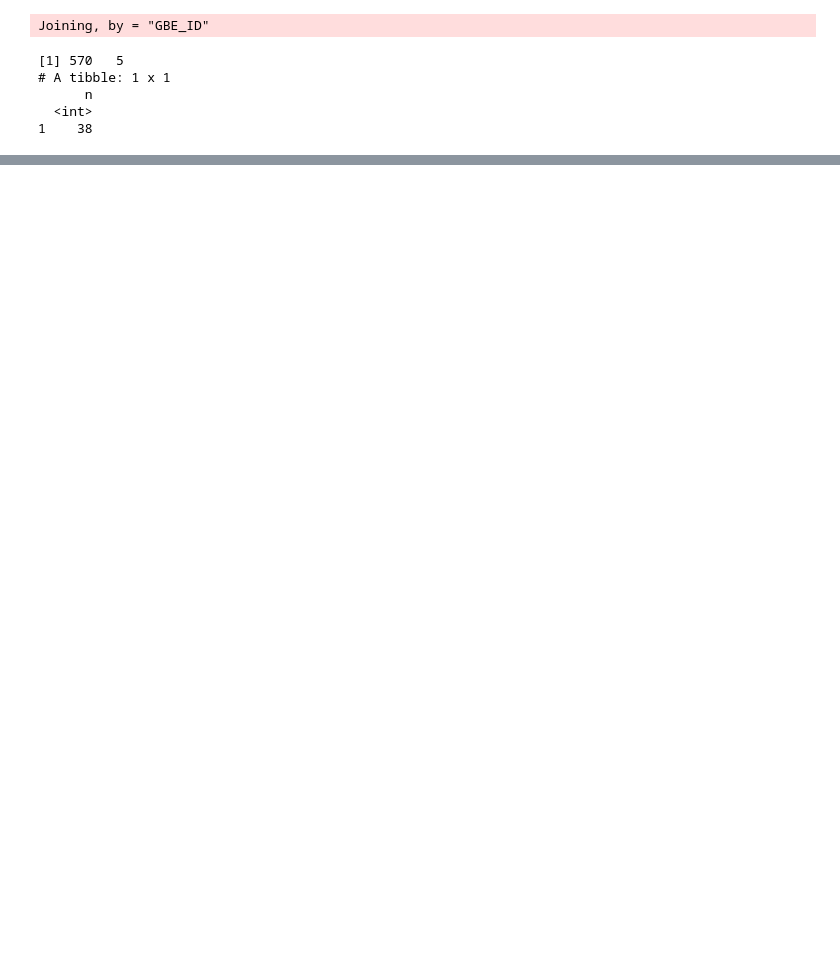
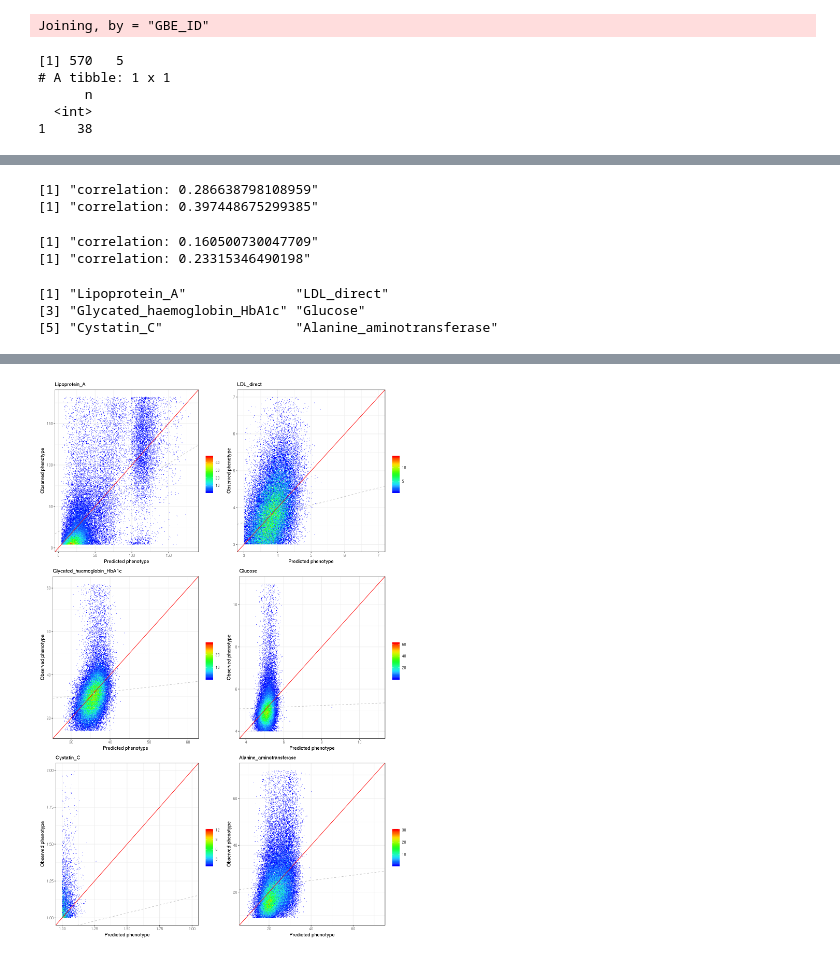
Before and after one commit to rivas-lab/PRS, a Jupyter notebook: notebook/20190407_biomarkers/biomarker_paper.ipynb, the cells around one changed output, grey strips where cells are left out. Saved outputs shown, nothing was run; the diff lists cells and outputs as text; code cells hidden in the pictures; blank space fills up the shorter version.

```diff
--- a/notebook/20190407_biomarkers/biomarker_paper.ipynb
+++ b/notebook/20190407_biomarkers/biomarker_paper.ipynb
@@ -97,0 +48,5 @@ plot_height <- 12
+# %%
+filenames_list <- list()
+filenames_INT_list <- list()
+data_list <- list()
+data_INT_list <- list()
@@ -97,0 +137,48 @@ plot_height <- 12
+# %%
+phe_name <- 'Cystatin_C'
+rda_iter <- 36
+
+this_phe_name_INT <- paste0(phe_name, '.adjust.statins')
+this_phe_name <- paste0(phe_name, '_adjstatins')
+
+filenames_list[[phe_name]] <- get_file_names(task, this_phe_name, rda_iter = rda_iter)
+filenames_INT_list[[phe_name]] <- get_file_names(task_INT, this_phe_name_INT)
+
+data_list[[phe_name]] <- read_data_with_covars(
+    filenames_list[[phe_name]][['phe']], filenames_list[[phe_name]][['score']],
+    filenames_list[[phe_name]][['rda']], covar_df, filenames_list[[phe_name]][['covar_beta']],
+    filenames_list[[phe_name]][['test']]
+)
+data_INT_list[[phe_name]] <- read_data(
+    filenames_INT_list[[phe_name]][['phe']], filenames_INT_list[[phe_name]][['score']], filenames_INT_list[[phe_name]][['test']]
+)
+# %% [output]
+[1] "correlation: 0.286638798108959"
+[1] "correlation: 0.397448675299385"
+# %%
+phe_name <- 'Alanine_aminotransferase'
+rda_iter <- 20
+
+this_phe_name_INT <- paste0(phe_name, '.adjust.statins')
+this_phe_name <- paste0(phe_name, '_adjstatins')
+
+filenames_list[[phe_name]] <- get_file_names(task, this_phe_name, rda_iter = rda_iter)
+filenames_INT_list[[phe_name]] <- get_file_names(task_INT, this_phe_name_INT)
+
+data_list[[phe_name]] <- read_data_with_covars(
+    filenames_list[[phe_name]][['phe']], filenames_list[[phe_name]][['score']],
+    filenames_list[[phe_name]][['rda']], covar_df, filenames_list[[phe_name]][['covar_beta']],
+    filenames_list[[phe_name]][['test']]
+)
+data_INT_list[[phe_name]] <- read_data(
+    filenames_INT_list[[phe_name]][['phe']], filenames_INT_list[[phe_name]][['score']], filenames_INT_list[[phe_name]][['test']]
+)
+# %% [output]
+[1] "correlation: 0.160500730047709"
+[1] "correlation: 0.23315346490198"
+# %%
+names(data_list)
+# %% [output]
+[1] "Lipoprotein_A"              "LDL_direct"
+[3] "Glycated_haemoglobin_HbA1c" "Glucose"
+[5] "Cystatin_C"                 "Alanine_aminotransferase"
@@ -97,0 +189,12 @@ plot_height <- 12
+# %%
+n_geom_hex_bins = 300
+grid.arrange(
+    data_list[['Lipoprotein_A']]              %>% plot_scatter(n_geom_hex_bins) + labs(title='Lipoprotein_A'),
+    data_list[['LDL_direct']]                 %>% plot_scatter(n_geom_hex_bins) + labs(title='LDL_direct'),
+    data_list[['Glycated_haemoglobin_HbA1c']] %>% plot_scatter(n_geom_hex_bins) + labs(title='Glycated_haemoglobin_HbA1c'),
+    data_list[['Glucose']]                    %>% plot_scatter(n_geom_hex_bins) + labs(title='Glucose'),
+    data_list[['Cystatin_C']]                 %>% plot_scatter(n_geom_hex_bins) + labs(title='Cystatin_C'),
+    data_list[['Alanine_aminotransferase']]   %>% plot_scatter(n_geom_hex_bins) + labs(title='Alanine_aminotransferase'),
+    widths = c(1, 1), nrow = 3
+)
+# %% [output]
@@ -98 +213,2 @@ plot_height <- 12
+[figure, added]
 # %%
```
Also changed, not shown: parts of 15 cells of this notebook, 10 other files.
